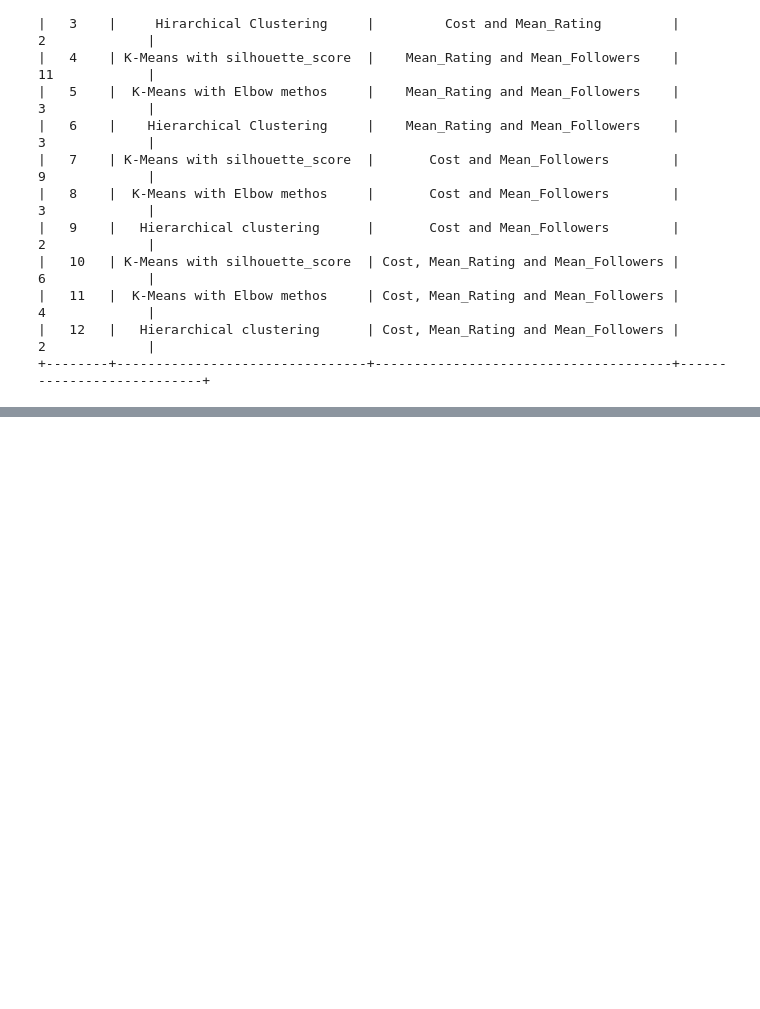
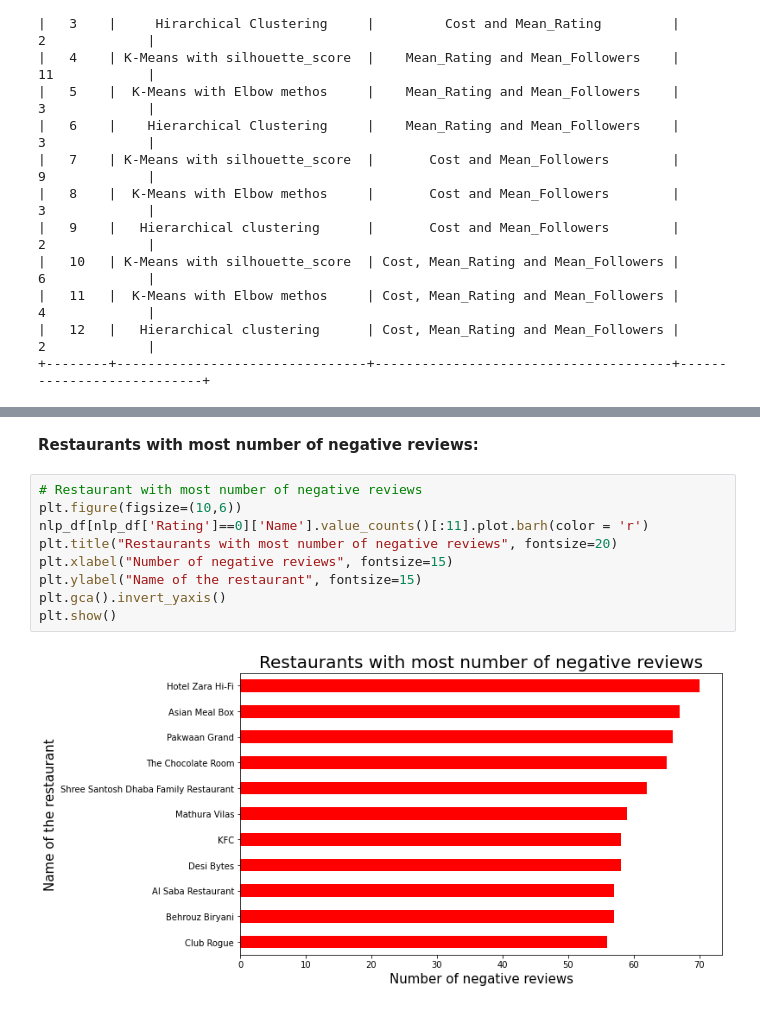
Before and after one commit to OmPrakashGH/Zomato-Restaurant-clustering-and-sentiment-analysis, a Jupyter notebook: Zomato_Restaurant_Clustering_and_Sentiment_Analysis.ipynb, the cells around one changed output, grey strips where cells are left out. Cells and saved outputs as stored; diff of their text form; blank space fills up the shorter version.

```diff
--- a/Zomato_Restaurant_Clustering_and_Sentiment_Analysis.ipynb
+++ b/Zomato_Restaurant_Clustering_and_Sentiment_Analysis.ipynb
@@ -1084,0 +1138,13 @@ print(myTable)
+# %% [markdown]
+**Restaurants with most number of negative reviews:**
+# %%
+# Restaurant with most number of negative reviews
+plt.figure(figsize=(10,6))
+nlp_df[nlp_df['Rating']==0]['Name'].value_counts()[:11].plot.barh(color = 'r')
+plt.title("Restaurants with most number of negative reviews", fontsize=20)
+plt.xlabel("Number of negative reviews", fontsize=15)
+plt.ylabel("Name of the restaurant", fontsize=15)
+plt.gca().invert_yaxis()
+plt.show()
+# %% [output]
+[figure, added]
```
Also changed, not shown: parts of 39 cells of this notebook.
